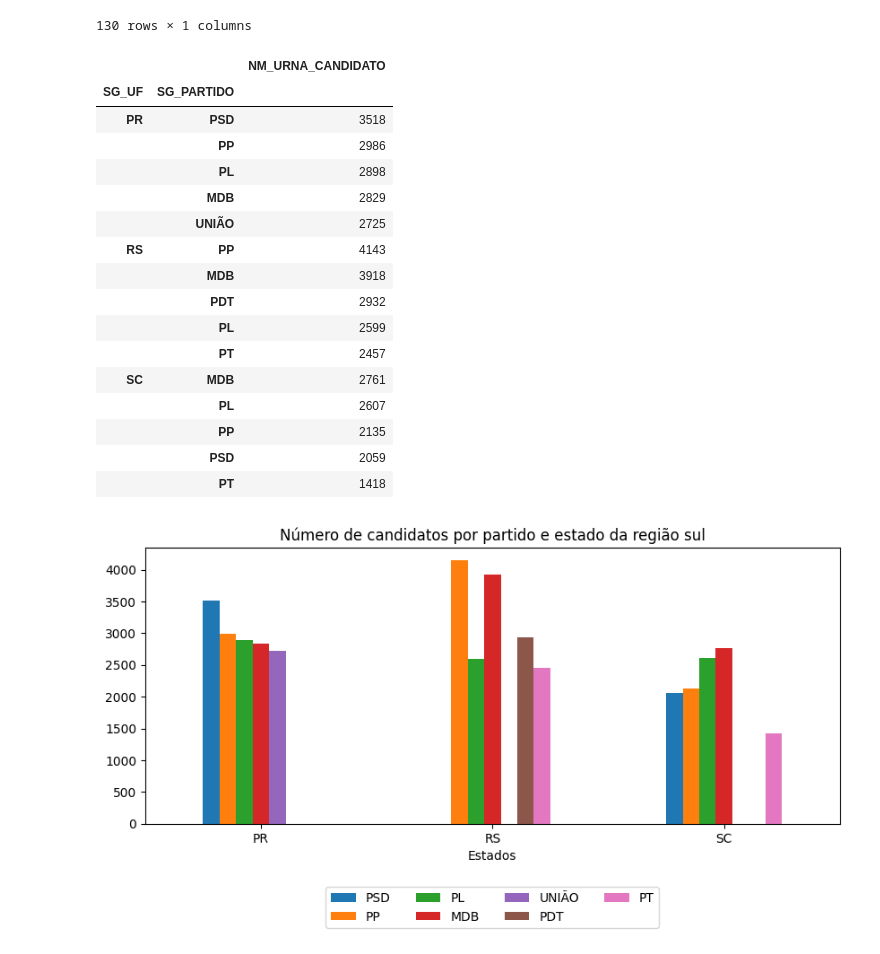
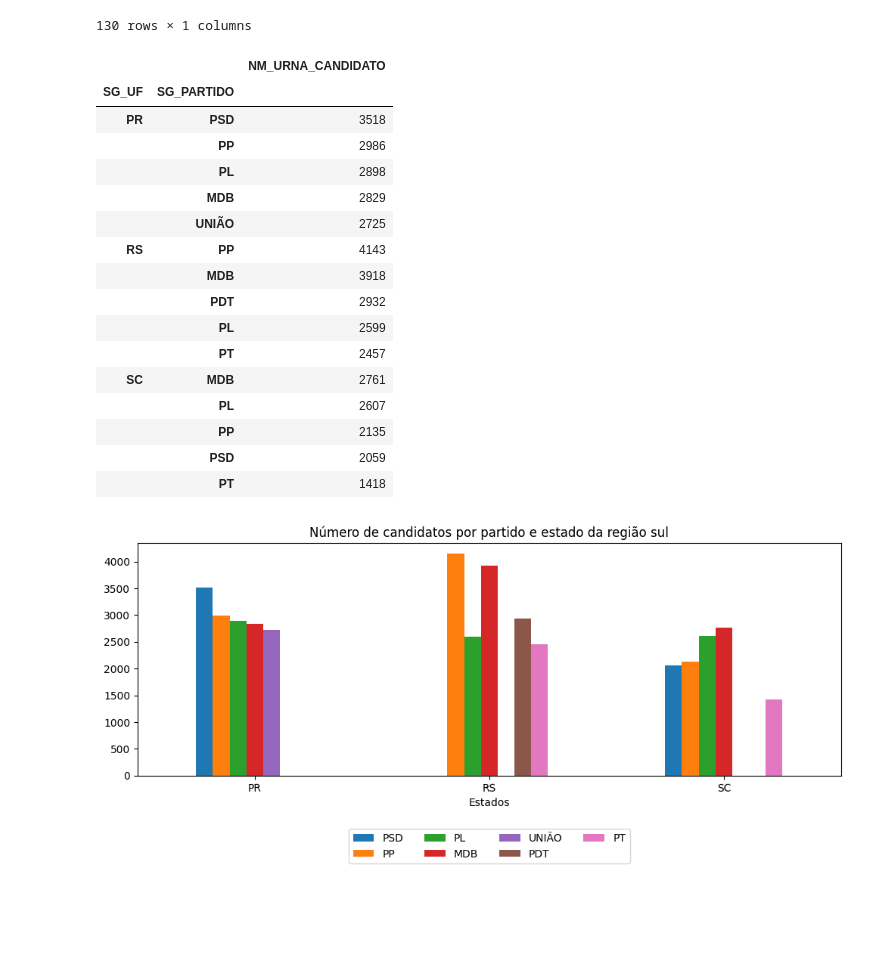
Before and after one commit to nfmmendes/eleicoes-2024-brasil, a Jupyter notebook: Eleições 2024.ipynb, the cells around one changed output. Cells and saved outputs as stored; diff of their text form; code cells hidden in the pictures; blank space fills up the shorter version.

```diff
--- a/Eleições 2024.ipynb
+++ b/Eleições 2024.ipynb
@@ -4,9 +4,9 @@ from matplotlib import pyplot as plt
 # %%
 df = pd.read_csv("candidatos_info_politica.csv", sep=';')
 # %%
-df_candidatos_vereador = df[df["DS_CARGO"]== "VEREADOR"]
-df_candidatos_vereador_by_uf = df_candidatos_vereador[["SG_UF", "NM_URNA_CANDIDATO"]].groupby(["SG_UF"]).count()
-df_candidatos_vereador_by_uf = df_candidatos_vereador_by_uf.sort_values(by="NM_URNA_CANDIDATO", ascending=False)
+df_candidatos_vereador_by_uf = df[df["DS_CARGO"]== "VEREADOR"][["SG_UF", "NM_URNA_CANDIDATO"]].\
+                                groupby(["SG_UF"]).count().\
+                                sort_values(by="NM_URNA_CANDIDATO", ascending=False)
 fig = plt.figure(figsize = (10, 5))
 plt.bar(df_candidatos_vereador_by_uf.index, df_candidatos_vereador_by_uf["NM_URNA_CANDIDATO"], width=0.8)
 plt.title("Candidatos a vereador por estado")
@@ -410,35 +410,35 @@ display(df_cand_vereador_por_uf_e_partido)
 estados_sul = ["RS", "SC", "PR"]
 selected_rows = df_cand_vereador_por_uf_e_partido.index.get_level_values(0).isin(estados_sul)
 df_cand_vereador_sul_por_uf_e_partido = df_cand_vereador_por_uf_e_partido[selected_rows]
 display(df_cand_vereador_sul_por_uf_e_partido)
 
 df_unstacked = df_cand_vereador_sul_por_uf_e_partido.unstack()
-fig, ax = plt.subplots(figsize=(10, 4))
+fig, ax = plt.subplots(figsize=(12, 4))
 ax.set_title("Número de candidatos por partido e estado da região sul")
 
 df_unstacked["NM_URNA_CANDIDATO"].plot(kind="bar", rot=True, ax=ax)
 ax.legend(loc='lower center', ncols=4, bbox_to_anchor=(0.5, -0.4))
 ax.set_xlabel("Estados")
 plt.show()
 # %% [output]
 |  |  | NM_URNA_CANDIDATO |
 | SG_UF | SG_PARTIDO |  |
 | PR | PSD | 3518 |
 |  | PP | 2986 |
 |  | PL | 2898 |
 |  | MDB | 2829 |
 |  | UNIÃO | 2725 |
 | RS | PP | 4143 |
 |  | MDB | 3918 |
 |  | PDT | 2932 |
 |  | PL | 2599 |
 |  | PT | 2457 |
 | SC | MDB | 2761 |
 |  | PL | 2607 |
 |  | PP | 2135 |
 |  | PSD | 2059 |
 |  | PT | 1418 |
-[figure, old version]
+[figure, new version]
 # %%
 estados_sudeste = ["ES", "MG", "RJ", "SP"]
 selected_rows = df_cand_vereador_por_uf_e_partido.index.get_level_values(0).isin(estados_sudeste)
```
Also changed, not shown: parts of 5 cells of this notebook.
